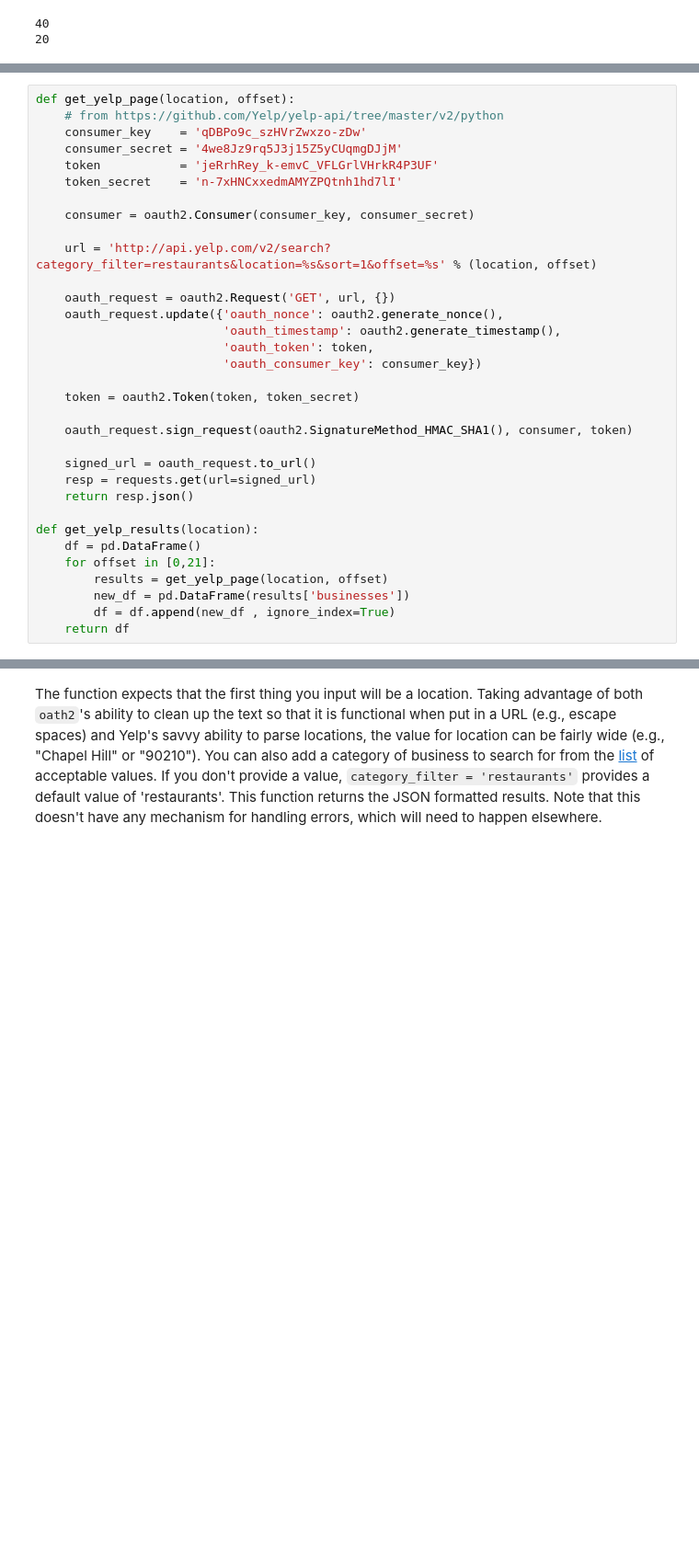
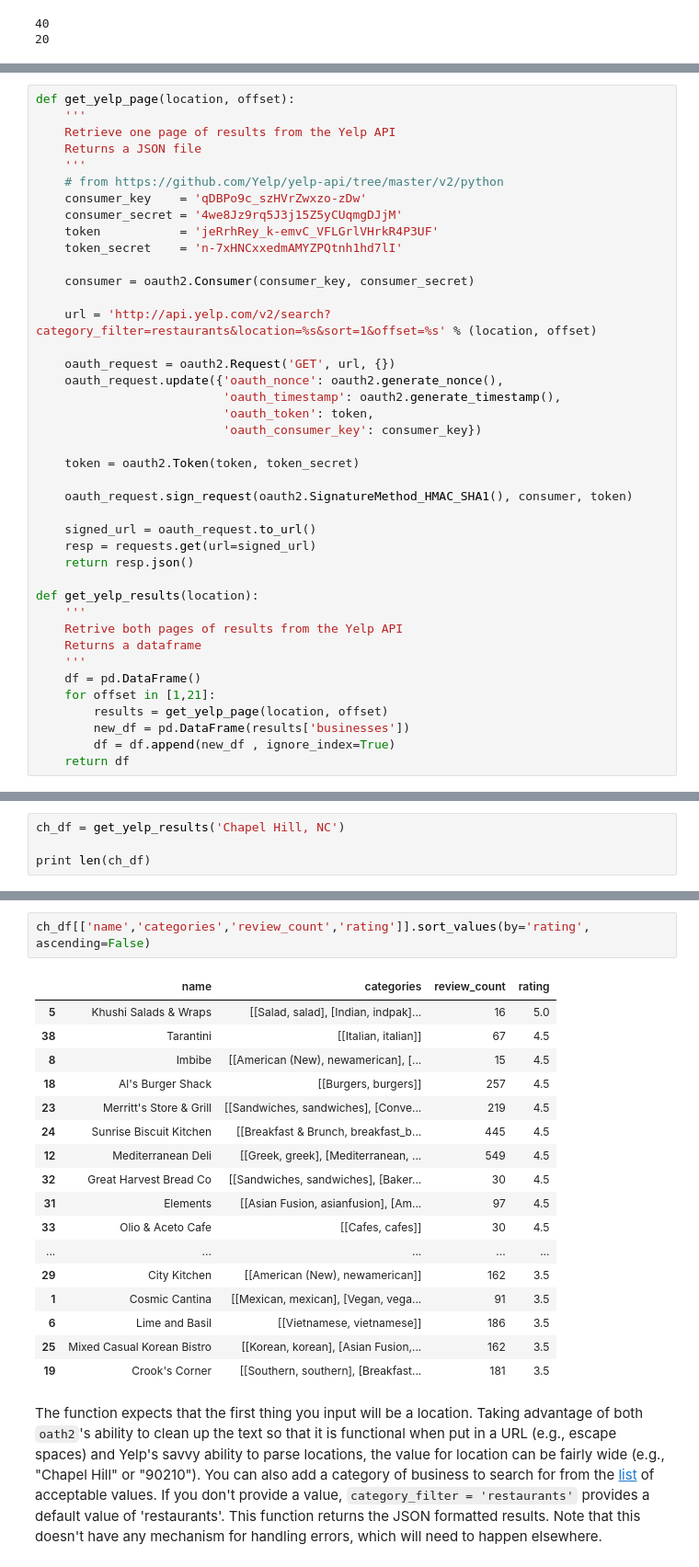
Before and after one commit to nealcaren/Collecting-Text, a Jupyter notebook: chapter_03.ipynb, the cells around one changed output, grey strips where cells are left out. Shown at 92% size. Cells and saved outputs as stored; diff of their text form; blank space fills up the shorter version.

```diff
--- a/chapter_03.ipynb
+++ b/chapter_03.ipynb
@@ -321,5 +321,9 @@ Even with these restrictions, it still might be useful for social science resear
 # %%
 def get_yelp_page(location, offset):
+    '''
+    Retrieve one page of results from the Yelp API
+    Returns a JSON file
+    '''
     # from https://github.com/Yelp/yelp-api/tree/master/v2/python
     consumer_key    = 'qDBPo9c_szHVrZwxzo-zDw'
     consumer_secret = '4we8Jz9rq5J3j15Z5yCUqmgDJjM'
@@ -345,8 +349,12 @@ def get_yelp_page(location, offset):
     return resp.json()
 
 def get_yelp_results(location):
+    '''
+    Retrive both pages of results from the Yelp API
+    Returns a dataframe
+    '''
     df = pd.DataFrame()
-    for offset in [0,21]:
+    for offset in [1,21]:
         results = get_yelp_page(location, offset)
         new_df = pd.DataFrame(results['businesses'])
         df = df.append(new_df , ignore_index=True)
@@ -357,0 +362,4 @@ get_yelp_results('10014')['rating'].mean()
+# %%
+ch_df = get_yelp_results('Chapel Hill, NC')
+
+print len(ch_df)
@@ -358,3 +377,23 @@ get_yelp_results('10014')['rating'].mean()
+# %%
+ch_df[['name','categories','review_count','rating']].sort_values(by='rating', ascending=False)
+# %% [output]
+|  | name | categories | review_count | rating |
+| 5 | Khushi Salads & Wraps | [[Salad, salad], [Indian, indpak]... | 16 | 5.0 |
+| 38 | Tarantini | [[Italian, italian]] | 67 | 4.5 |
+| 8 | Imbibe | [[American (New), newamerican], [... | 15 | 4.5 |
+| 18 | Al's Burger Shack | [[Burgers, burgers]] | 257 | 4.5 |
+| 23 | Merritt's Store & Grill | [[Sandwiches, sandwiches], [Conve... | 219 | 4.5 |
+| 24 | Sunrise Biscuit Kitchen | [[Breakfast & Brunch, breakfast_b... | 445 | 4.5 |
+| 12 | Mediterranean Deli | [[Greek, greek], [Mediterranean, ... | 549 | 4.5 |
+| 32 | Great Harvest Bread Co | [[Sandwiches, sandwiches], [Baker... | 30 | 4.5 |
+| 31 | Elements | [[Asian Fusion, asianfusion], [Am... | 97 | 4.5 |
+| 33 | Olio & Aceto Cafe | [[Cafes, cafes]] | 30 | 4.5 |
+| ... | ... | ... | ... | ... |
+| 29 | City Kitchen | [[American (New), newamerican]] | 162 | 3.5 |
+| 1 | Cosmic Cantina | [[Mexican, mexican], [Vegan, vega... | 91 | 3.5 |
+| 6 | Lime and Basil | [[Vietnamese, vietnamese]] | 186 | 3.5 |
+| 25 | Mixed Casual Korean Bistro | [[Korean, korean], [Asian Fusion,... | 162 | 3.5 |
+| 19 | Crook's Corner | [[Southern, southern], [Breakfast... | 181 | 3.5 |
 # %% [markdown]
 The function expects that the first thing you input will be a location. Taking advantage of both `oath2`'s ability to clean up the text so that it is functional when put in a URL (e.g., escape spaces) and Yelp's savvy ability to parse locations, the value for location can be fairly wide (e.g., "Chapel Hill" or "90210"). You can also add a category of business to search for from the [list](http://www.yelp.com/developers/documentation/category_list) of acceptable values. If you don't provide a value, `category_filter = 'restaurants'` provides a default value of 'restaurants'. This function returns the JSON formatted results. Note that this doesn't have any mechanism for handling errors, which will need to happen elsewhere.
 # %%
```
Also changed, not shown: parts of 5 cells of this notebook, 2 other files.
